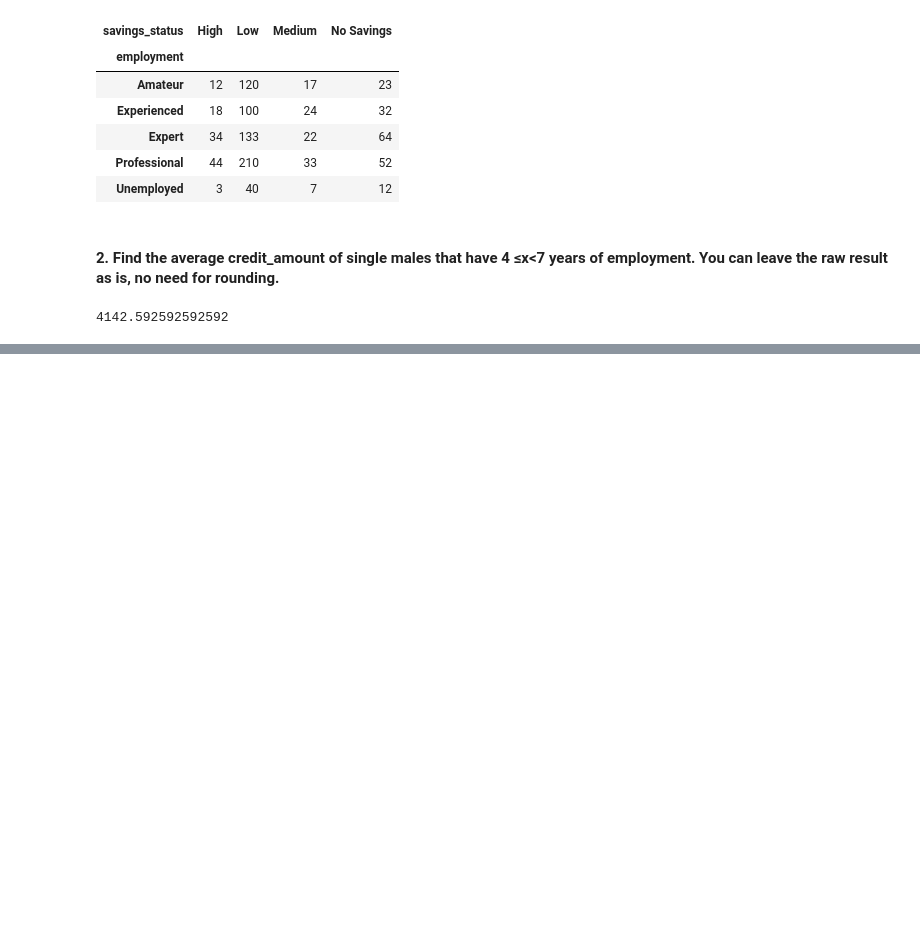
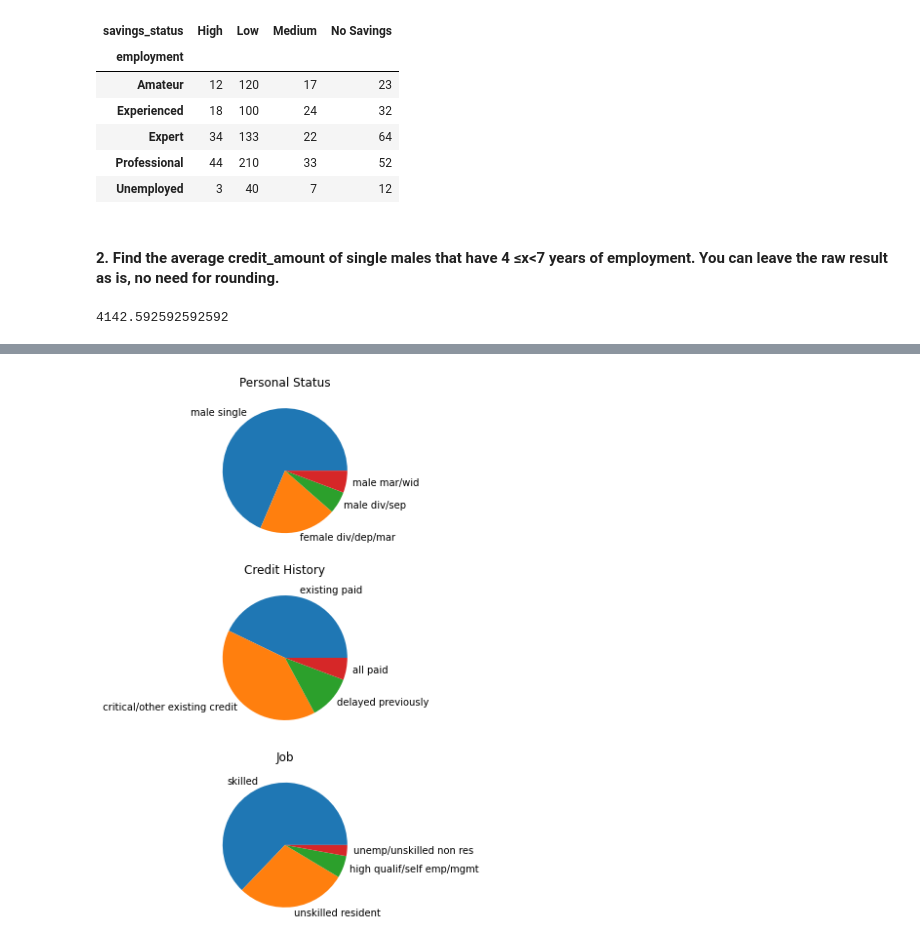
Before and after one commit to Kirill-Vine/210p3, a Jupyter notebook: part2/german_credit.ipynb, the cells around one changed output, grey strips where cells are left out. Saved outputs shown, nothing was run; the diff lists cells and outputs as text; code cells hidden in the pictures; blank space fills up the shorter version.

```diff
--- a/part2/german_credit.ipynb
+++ b/part2/german_credit.ipynb
@@ -283,0 +331,20 @@ Most common savings status: Low
+# %%
+high40 = credit[(credit['savings_status']=='High') &
+                (credit['age']>40)]
+# %%
+fig1, axes = plt.subplots(3,1,figsize=(4,10))
+
+labels= high40['personal_status'].value_counts().index
+axes[0].pie(high40['personal_status'].value_counts(),labels=labels)
+axes[0].set_title('Personal Status')
+
+labels = high40['credit_history'].value_counts().index
+axes[1].pie(high40['credit_history'].value_counts(), labels=labels)
+axes[1].set_title('Credit History')
+
+labels = high40['job'].value_counts().index
+axes[2].pie(high40['job'].value_counts(), labels=labels)
+axes[2].set_title('Job')
+plt.show()
+# %% [output]
+[figure, added]
```
Also changed, not shown: parts of 24 cells of this notebook.
